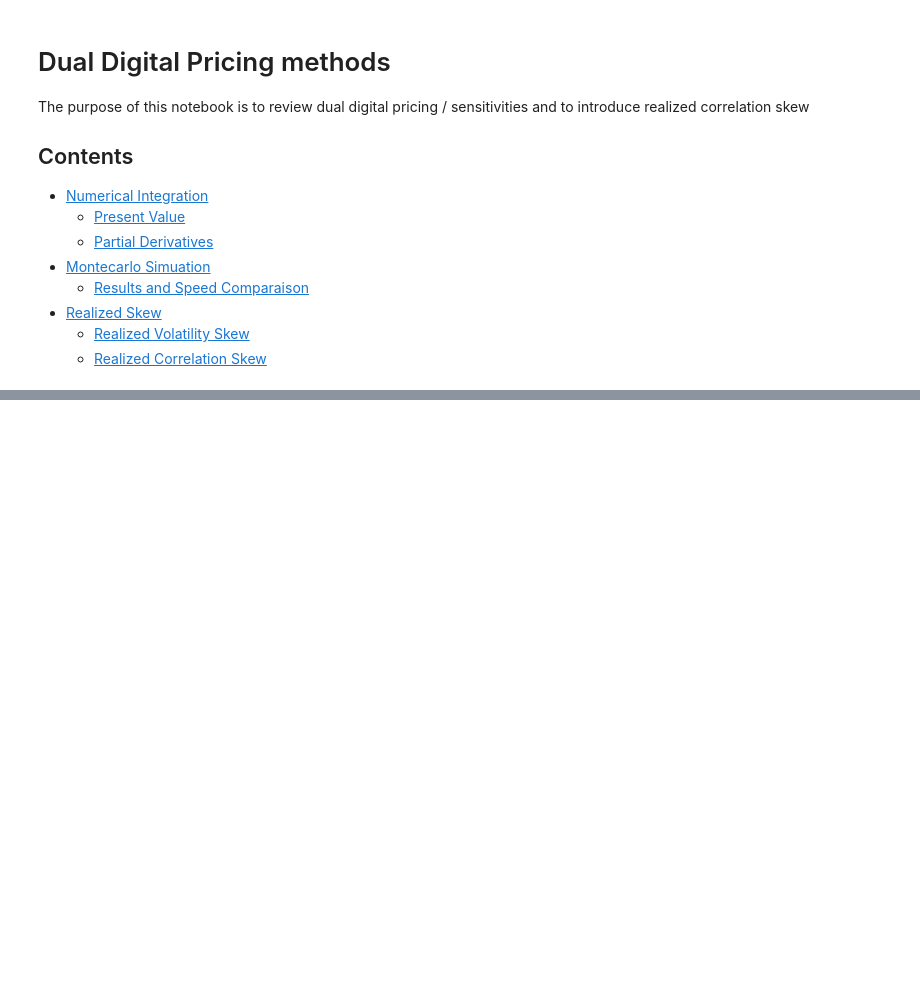
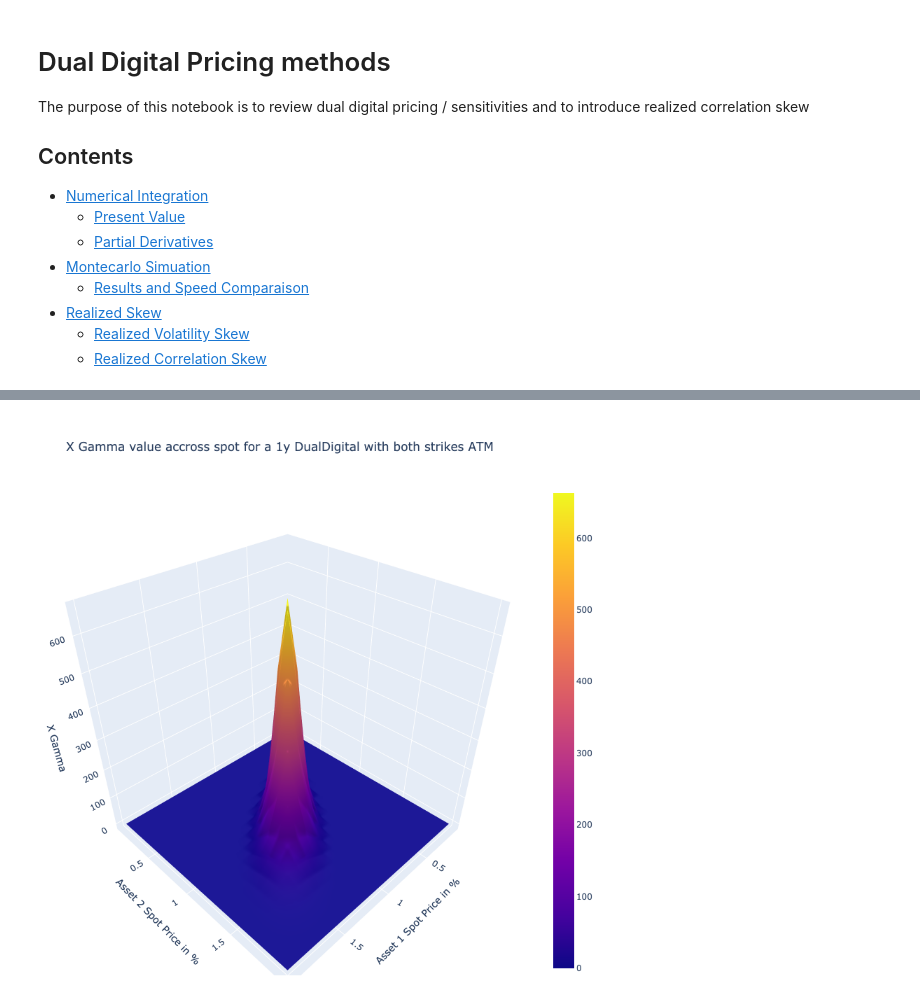
Before and after one commit to kevinlaventure/HumanLearning, a Jupyter notebook: Experiment/dual_digital_analysis.ipynb, the cells around one changed output, grey strips where cells are left out. Cells and saved outputs as stored; diff of their text form; code cells hidden in the pictures; blank space fills up the shorter version.

```diff
--- a/Experiment/dual_digital_analysis.ipynb
+++ b/Experiment/dual_digital_analysis.ipynb
@@ -83,10 +98,15 @@ results.head()
 # %%
-priceable1 = DualDigital(
-    st1=100, k1=100, iv1=0.2, q1=0, b1=0, direction1='up',
-    st2=100, k2=100, iv2=0.3, q2=0, b2=0, direction2='up',
-    rho=0.8, r=0, t=1, unit=100, model='numerical_integration'
-)
-priceable1.calculate_present_value()
-priceable1.calculate_greeks()
-pv = priceable1.get_present_value()
-greeks = priceable1.get_greeks()
+data = dict()
+for st1 in tqdm(np.linspace(start=0.1, stop=2, num=20)):
+    for st2 in np.linspace(start=0.1, stop=2, num=20):
+        priceable = DualDigital(
+            st1=st1, k1=1, iv1=0.2, q1=0, b1=0, direction1='down',
+            st2=st2, k2=1, iv2=0.2, q2=0, b2=0, direction2='down',
+            rho=0.8, r=0, t=1, unit=100, model='numerical_integration'
+        )
+        priceable.calculate_present_value()
+        priceable.calculate_x_gamma()
+        pv = priceable.get_present_value()
+        greeks = priceable.get_greeks()
+        data[(st1, st2)] = greeks.get('dst1*dst2')
+data_df = pd.Series(data).unstack()
@@ -115,0 +113,13 @@ pv, pv_new
+# %%
+fig = go.Figure(data=[go.Surface(x=data_df.index, y=data_df.columns, z=data_df.values)])
+fig.update_layout(
+    title = "X Gamma value accross spot for a 1y DualDigital with both strikes ATM",
+    scene = dict(
+        xaxis_title='Asset 1 Spot Price in %',
+        yaxis_title='Asset 2 Spot Price in %',
+        zaxis_title='X Gamma'),
+    width=800, height=800, margin=dict(r=1, b=1, l=1, t=100))
+
+fig.show('png')
+# %% [output]
+[figure, added]
```
Also changed, not shown: parts of 24 cells of this notebook, 1 other file.
